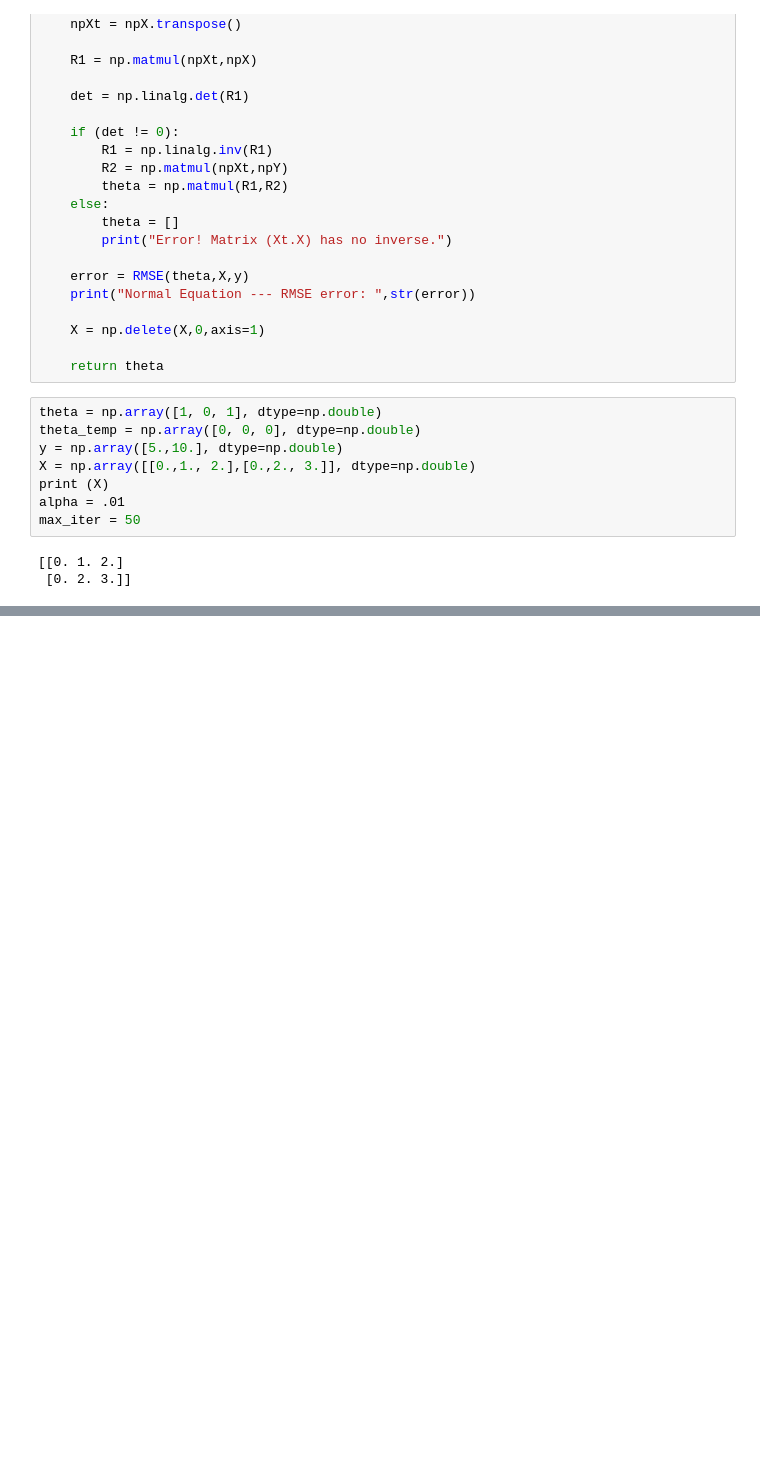
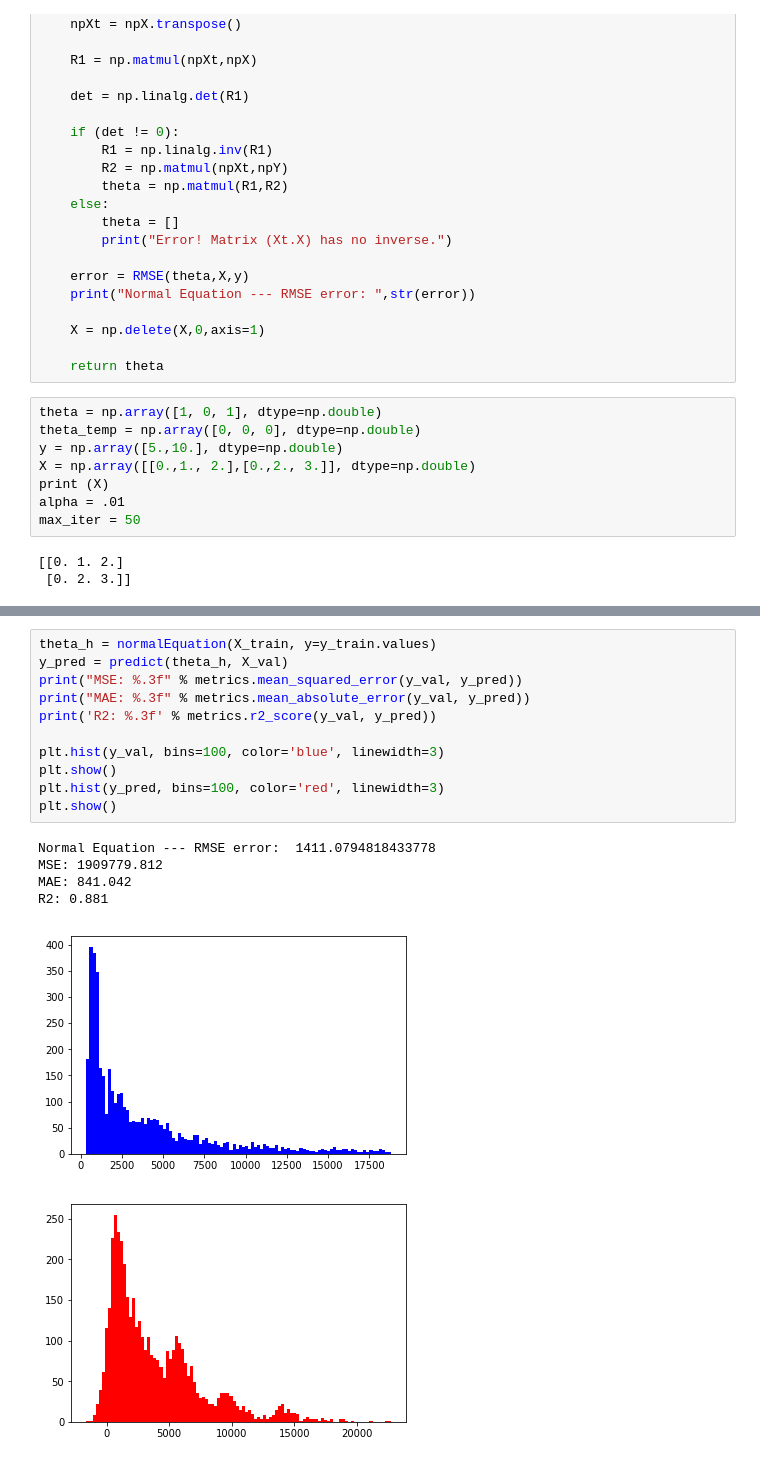
Before and after one commit to wanermiranda/LinearRegression, a Jupyter notebook: notebooks/kernel_eda.ipynb, the cells around one changed output, grey strips where cells are left out. Saved outputs shown, nothing was run; the diff lists cells and outputs as text; blank space fills up the shorter version.

```diff
--- a/notebooks/kernel_eda.ipynb
+++ b/notebooks/kernel_eda.ipynb
@@ -640,0 +584,18 @@ R2: 0.889
+# %%
+theta_h = normalEquation(X_train, y=y_train.values)
+y_pred = predict(theta_h, X_val)
+print("MSE: %.3f" % metrics.mean_squared_error(y_val, y_pred))
+print("MAE: %.3f" % metrics.mean_absolute_error(y_val, y_pred))
+print('R2: %.3f' % metrics.r2_score(y_val, y_pred))
+
+plt.hist(y_val, bins=100, color='blue', linewidth=3)
+plt.show()
+plt.hist(y_pred, bins=100, color='red', linewidth=3)
+plt.show()
+# %% [output]
+Normal Equation --- RMSE error:  1411.0794818433778
+MSE: 1909779.812
+MAE: 841.042
+R2: 0.881
+[figure, added]
+[figure, added]
```
Also changed, not shown: parts of 22 cells of this notebook, 11 other files.
